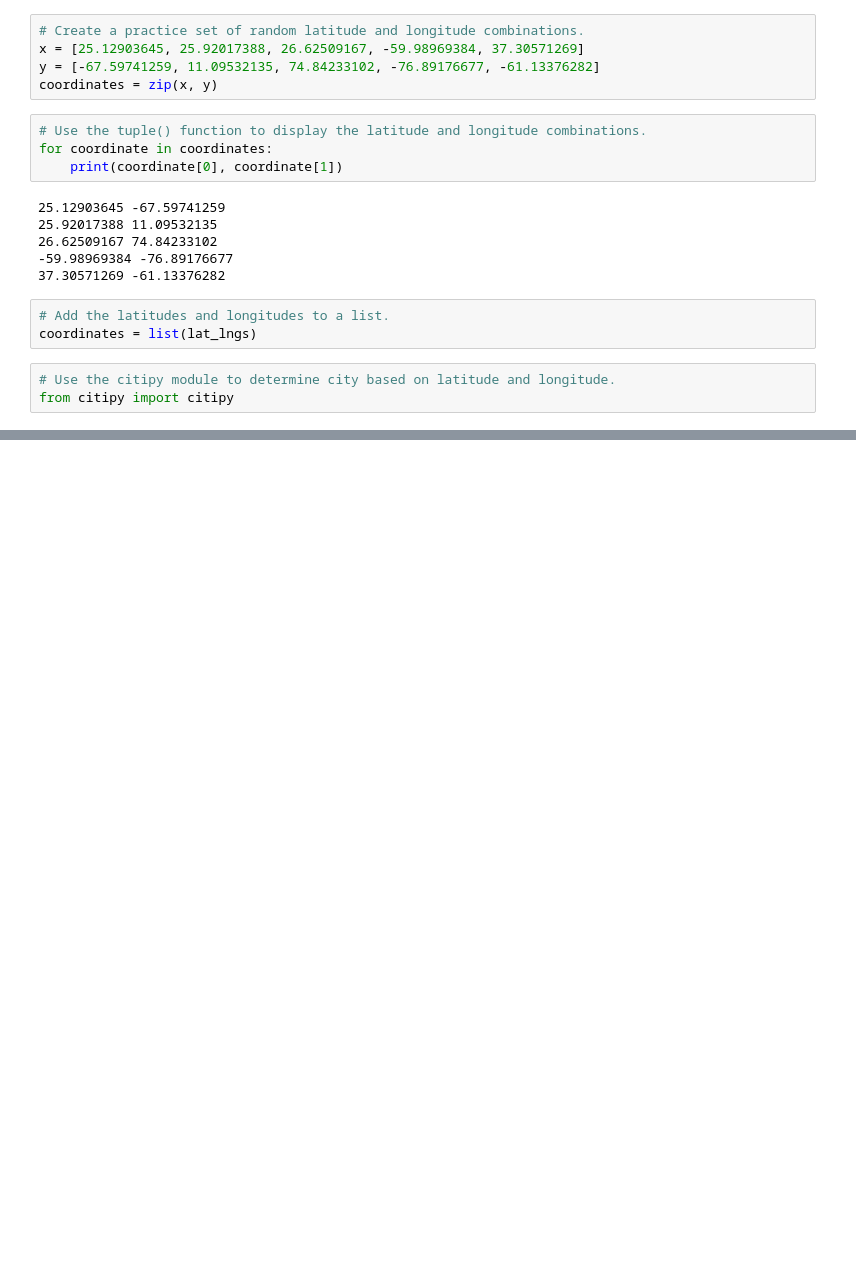
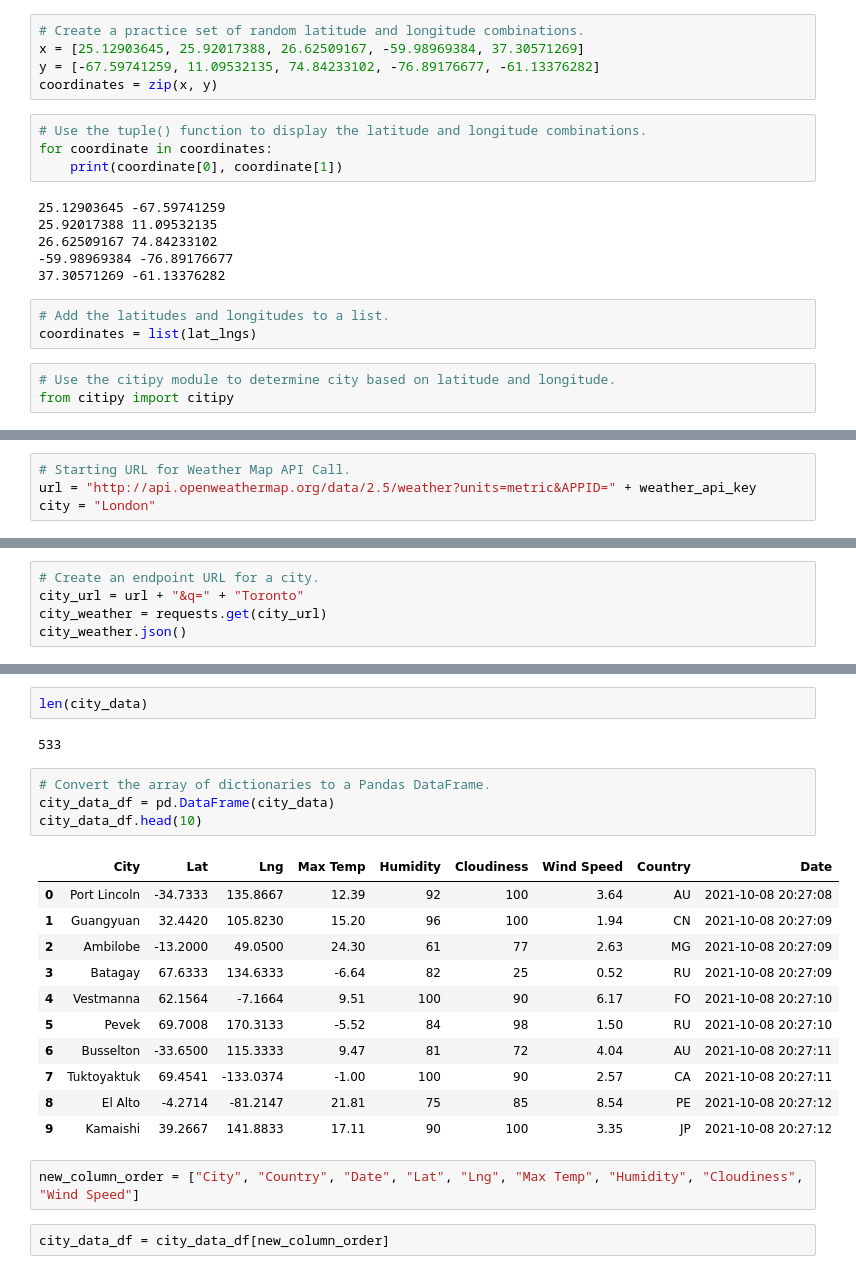
Before and after one commit to quickplatinum/World_Weather_Analysis, a Jupyter notebook: WeatherPy.ipynb, the cells around one changed output, grey strips where cells are left out. Saved outputs shown, nothing was run; the diff lists cells and outputs as text; blank space fills up the shorter version.

```diff
--- a/WeatherPy.ipynb
+++ b/WeatherPy.ipynb
@@ -73,0 +102,4 @@ len(cities)
+# %%
+# Starting URL for Weather Map API Call.
+url = "http://api.openweathermap.org/data/2.5/weather?units=metric&APPID=" + weather_api_key
+city = "London"
@@ -73,0 +182,5 @@ len(cities)
+# %%
+# Create an endpoint URL for a city.
+city_url = url + "&q=" + "Toronto"
+city_weather = requests.get(city_url)
+city_weather.json()
@@ -73,0 +343,24 @@ len(cities)
+# %%
+len(city_data)
+# %% [output]
+533
+# %%
+# Convert the array of dictionaries to a Pandas DataFrame.
+city_data_df = pd.DataFrame(city_data)
+city_data_df.head(10)
+# %% [output]
+|  | City | Lat | Lng | Max Temp | Humidity | Cloudiness | Wind Speed | Country | Date |
+| 0 | Port Lincoln | -34.7333 | 135.8667 | 12.39 | 92 | 100 | 3.64 | AU | 2021-10-08 20:27:08 |
+| 1 | Guangyuan | 32.4420 | 105.8230 | 15.20 | 96 | 100 | 1.94 | CN | 2021-10-08 20:27:09 |
+| 2 | Ambilobe | -13.2000 | 49.0500 | 24.30 | 61 | 77 | 2.63 | MG | 2021-10-08 20:27:09 |
+| 3 | Batagay | 67.6333 | 134.6333 | -6.64 | 82 | 25 | 0.52 | RU | 2021-10-08 20:27:09 |
+| 4 | Vestmanna | 62.1564 | -7.1664 | 9.51 | 100 | 90 | 6.17 | FO | 2021-10-08 20:27:10 |
+| 5 | Pevek | 69.7008 | 170.3133 | -5.52 | 84 | 98 | 1.50 | RU | 2021-10-08 20:27:10 |
+| 6 | Busselton | -33.6500 | 115.3333 | 9.47 | 81 | 72 | 4.04 | AU | 2021-10-08 20:27:11 |
+| 7 | Tuktoyaktuk | 69.4541 | -133.0374 | -1.00 | 100 | 90 | 2.57 | CA | 2021-10-08 20:27:11 |
+| 8 | El Alto | -4.2714 | -81.2147 | 21.81 | 75 | 85 | 8.54 | PE | 2021-10-08 20:27:12 |
+| 9 | Kamaishi | 39.2667 | 141.8833 | 17.11 | 90 | 100 | 3.35 | JP | 2021-10-08 20:27:12 |
+# %%
+new_column_order = ["City", "Country", "Date", "Lat", "Lng", "Max Temp", "Humidity", "Cloudiness", "Wind Speed"]
+# %%
+city_data_df = city_data_df[new_column_order]
```
Also changed, not shown: parts of 31 cells of this notebook.
